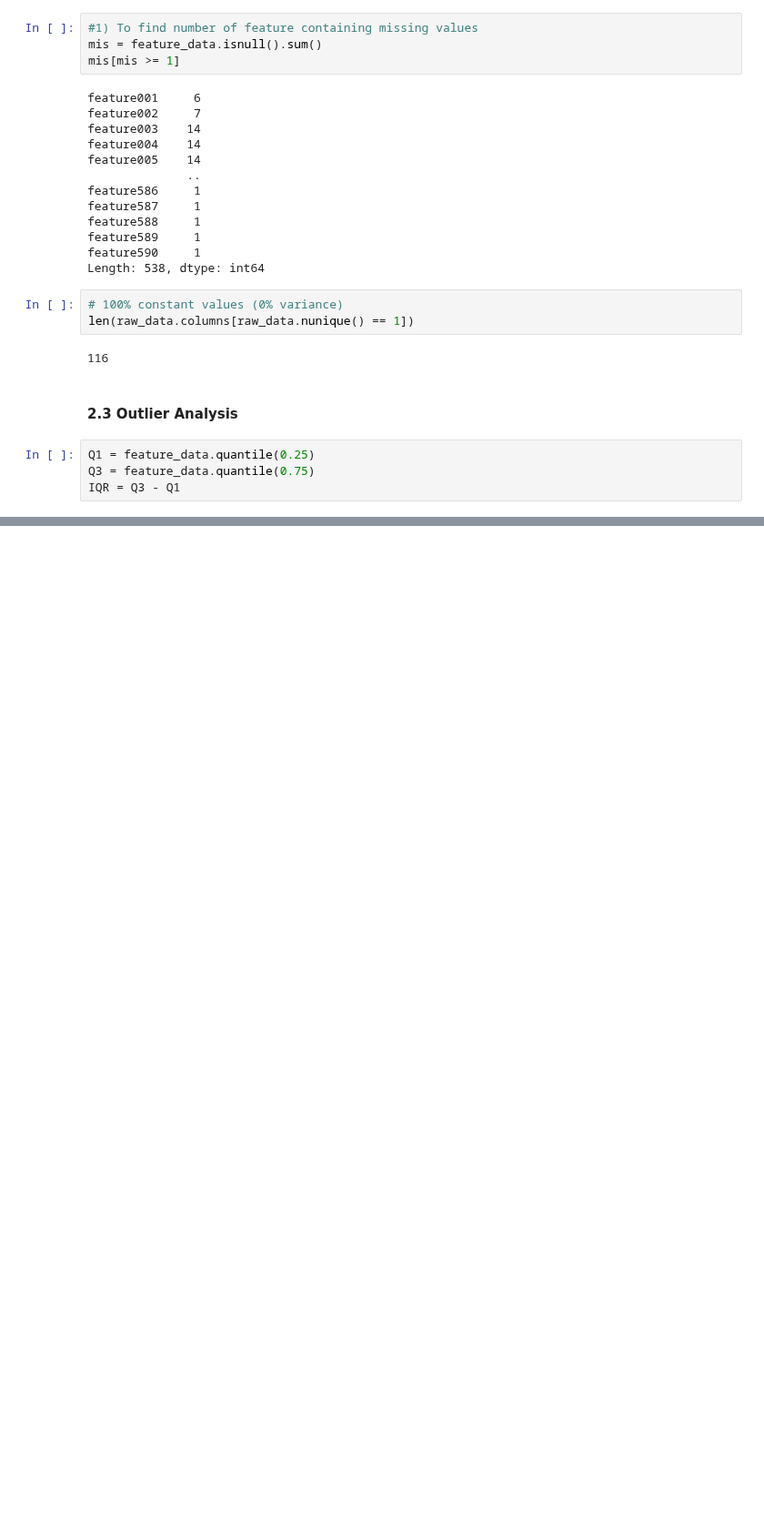
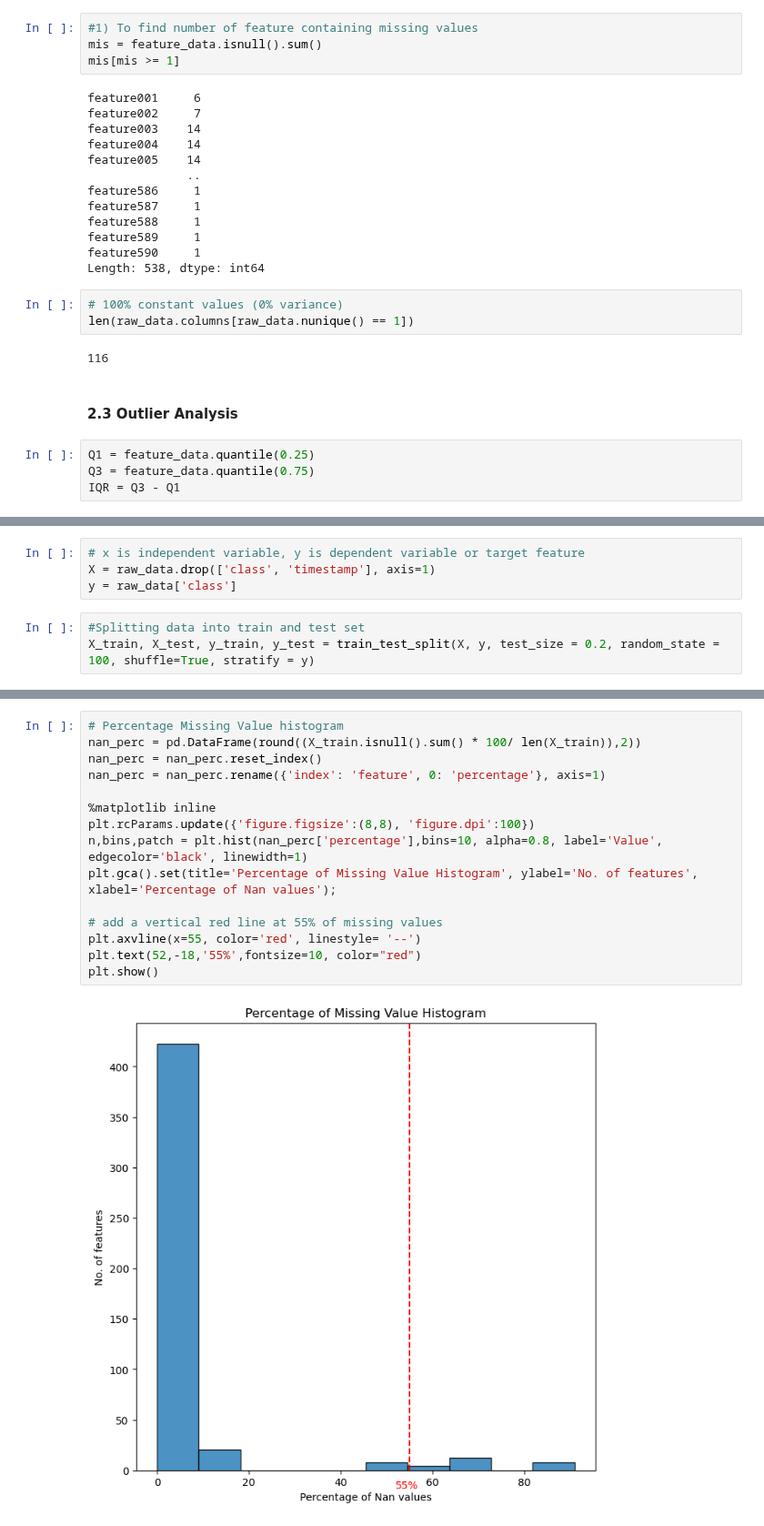
Before and after one commit to Landschy/datamining-htw, a Jupyter notebook: scripts/chayanon.ipynb, the cells around one changed output, grey strips where cells are left out. Shown at 91% size. Cells and saved outputs as stored; diff of their text form; blank space fills up the shorter version.

```diff
--- a/scripts/chayanon.ipynb
+++ b/scripts/chayanon.ipynb
@@ -398,0 +298,7 @@ plt.show()
+# %%
+# x is independent variable, y is dependent variable or target feature
+X = raw_data.drop(['class', 'timestamp'], axis=1)
+y = raw_data['class']
+# %%
+#Splitting data into train and test set
+X_train, X_test, y_train, y_test = train_test_split(X, y, test_size = 0.2, random_state = 100, shuffle=True, stratify = y)
@@ -398,0 +374,17 @@ plt.show()
+# %%
+# Percentage Missing Value histogram
+nan_perc = pd.DataFrame(round((X_train.isnull().sum() * 100/ len(X_train)),2))
+nan_perc = nan_perc.reset_index()
+nan_perc = nan_perc.rename({'index': 'feature', 0: 'percentage'}, axis=1)
+
+%matplotlib inline
+plt.rcParams.update({'figure.figsize':(8,8), 'figure.dpi':100})
+n,bins,patch = plt.hist(nan_perc['percentage'],bins=10, alpha=0.8, label='Value', edgecolor='black', linewidth=1)
+plt.gca().set(title='Percentage of Missing Value Histogram', ylabel='No. of features', xlabel='Percentage of Nan values');
+
+# add a vertical red line at 55% of missing values
+plt.axvline(x=55, color='red', linestyle= '--')
+plt.text(52,-18,'55%',fontsize=10, color="red")
+plt.show()
+# %% [output]
+[figure, added]
```
Also changed, not shown: parts of 49 cells of this notebook.
